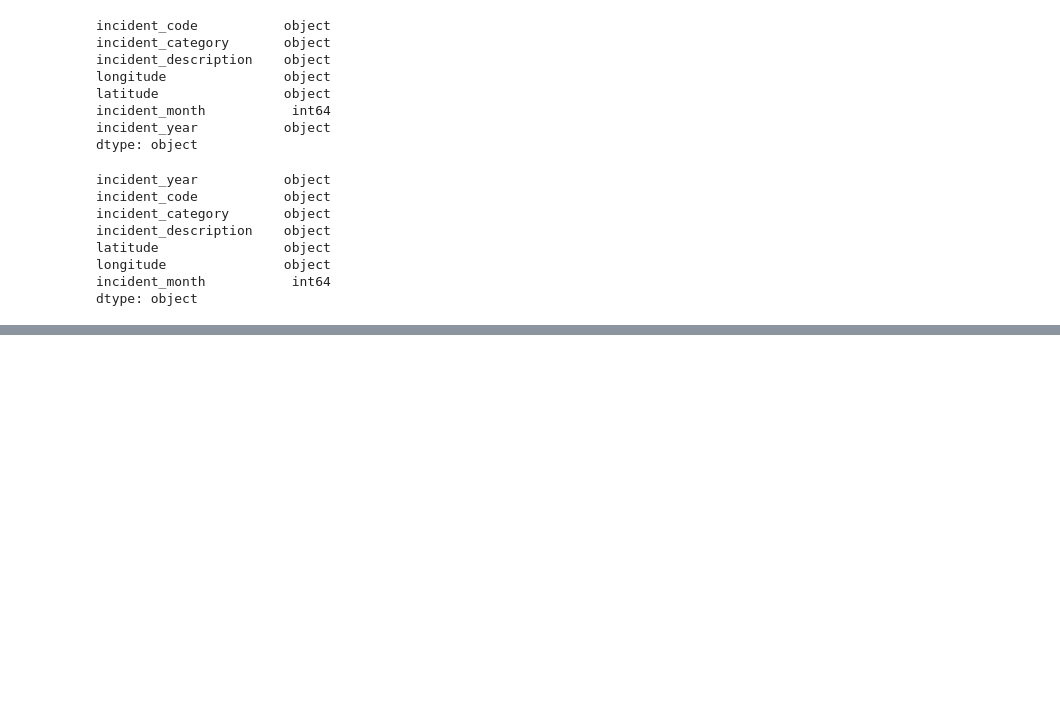
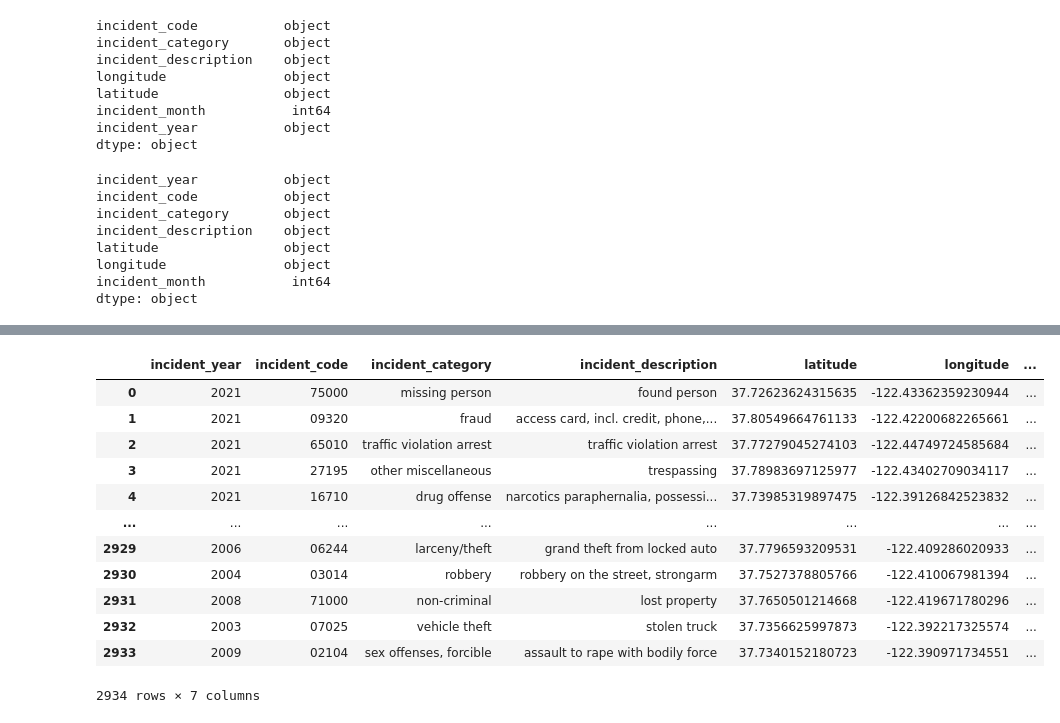
Before and after one commit to wvtt/project_1, a Jupyter notebook: Rashed/project_1.ipynb, the cells around one changed output, grey strips where cells are left out. Saved outputs shown, nothing was run; the diff lists cells and outputs as text; code cells hidden in the pictures; blank space fills up the shorter version.

```diff
--- a/Rashed/project_1.ipynb
+++ b/Rashed/project_1.ipynb
@@ -155,10 +214,35 @@ array(['missing person', 'fraud', 'traffic violation arrest',
 # %%
 # replace values.
-crime_df['incident_category'] = crime_df['incident_category'].replace
+rep = {
+    "drug violation":"drug offense",
+    'drug/narcotic':"drug offense",
+    "forgery/counterfeiting" : "forgery and counterfeiting",
+    "larceny/theft" : "larceny theft",
+    "human trafficking, commercial sex acts" : "human trafficking (a), commercial sex acts",
+    "motor vehicle theft?" : "motor vehicle theft",
+    "other miscellaneous" : "other",
+    "other offenses" : "other",
+    "sex offenses, forcible" : "sex offense",
+    'sex offenses, non forcible' : 'sex offense',
+    'suspicious occ' : 'suspicious',
+    'warrants': 'warrant',
+    'weapons offence': 'weapons offense',
+    'weapons carrying etc' : 'weapon laws'
+}
 
-
-(['drug violation', 'drug/narcotic','forgery/counterfeiting','larceny/theft','human trafficking, commercial sex acts','motor vehicle theft?','other miscellaneous','other offenses','sex offenses, forcible','sex offenses, non forcible','suspicious occ','warrants','weapons offence','weapons carrying etc'],
-
-
-
- ['drug offense','drug offense','forgery and counterfeiting','larceny theft','human trafficking (a), commercial sex acts','motor vehicle theft','other','other','sex offense','sex offense','suspicious','warrant','weapons offense','weapon laws'])
+crime_df.replace({"incident_category": rep})
+crime_df
+# %% [output]
+|  | incident_year | incident_code | incident_category | incident_description | latitude | longitude | ... |
+| 0 | 2021 | 75000 | missing person | found person | 37.72623624315635 | -122.43362359230944 | ... |
+| 1 | 2021 | 09320 | fraud | access card, incl. credit, phone,... | 37.80549664761133 | -122.42200682265661 | ... |
+| 2 | 2021 | 65010 | traffic violation arrest | traffic violation arrest | 37.77279045274103 | -122.44749724585684 | ... |
+| 3 | 2021 | 27195 | other miscellaneous | trespassing | 37.78983697125977 | -122.43402709034117 | ... |
+| 4 | 2021 | 16710 | drug offense | narcotics paraphernalia, possessi... | 37.73985319897475 | -122.39126842523832 | ... |
+| ... | ... | ... | ... | ... | ... | ... | ... |
+| 2929 | 2006 | 06244 | larceny/theft | grand theft from locked auto | 37.7796593209531 | -122.409286020933 | ... |
+| 2930 | 2004 | 03014 | robbery | robbery on the street, strongarm | 37.7527378805766 | -122.410067981394 | ... |
+| 2931 | 2008 | 71000 | non-criminal | lost property | 37.7650501214668 | -122.419671780296 | ... |
+| 2932 | 2003 | 07025 | vehicle theft | stolen truck | 37.7356625997873 | -122.392217325574 | ... |
+| 2933 | 2009 | 02104 | sex offenses, forcible | assault to rape with bodily force | 37.7340152180723 | -122.390971734551 | ... |
+2934 rows × 7 columns
```
Also changed, not shown: parts of 15 cells of this notebook.
